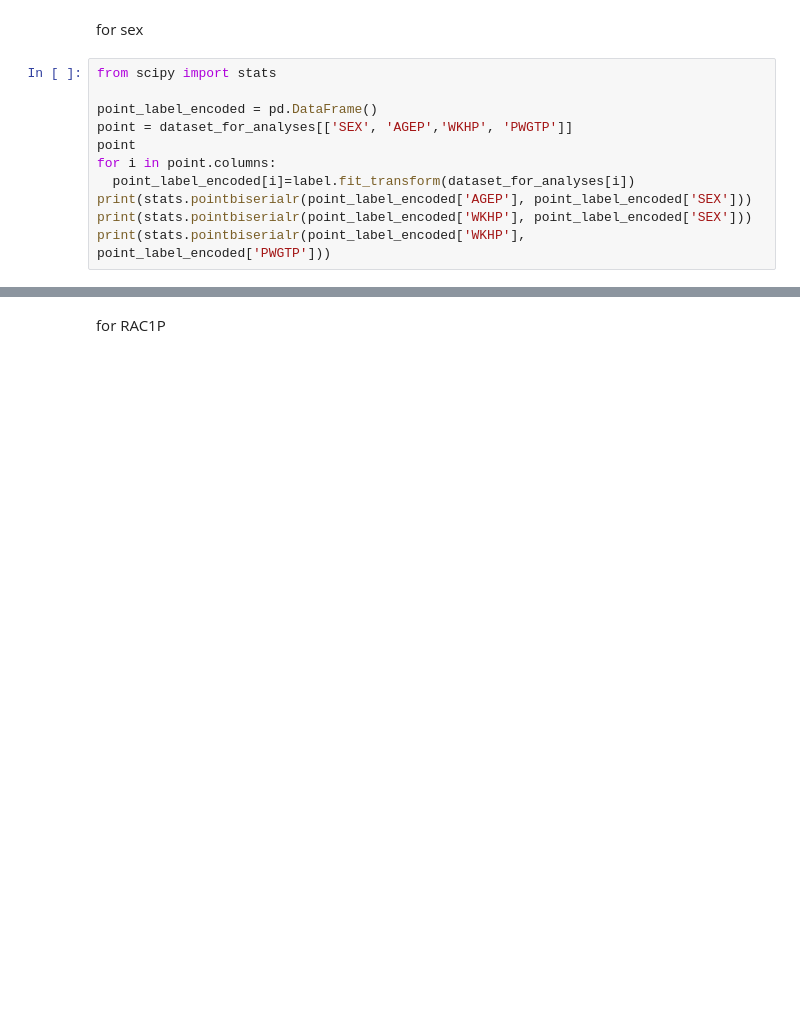
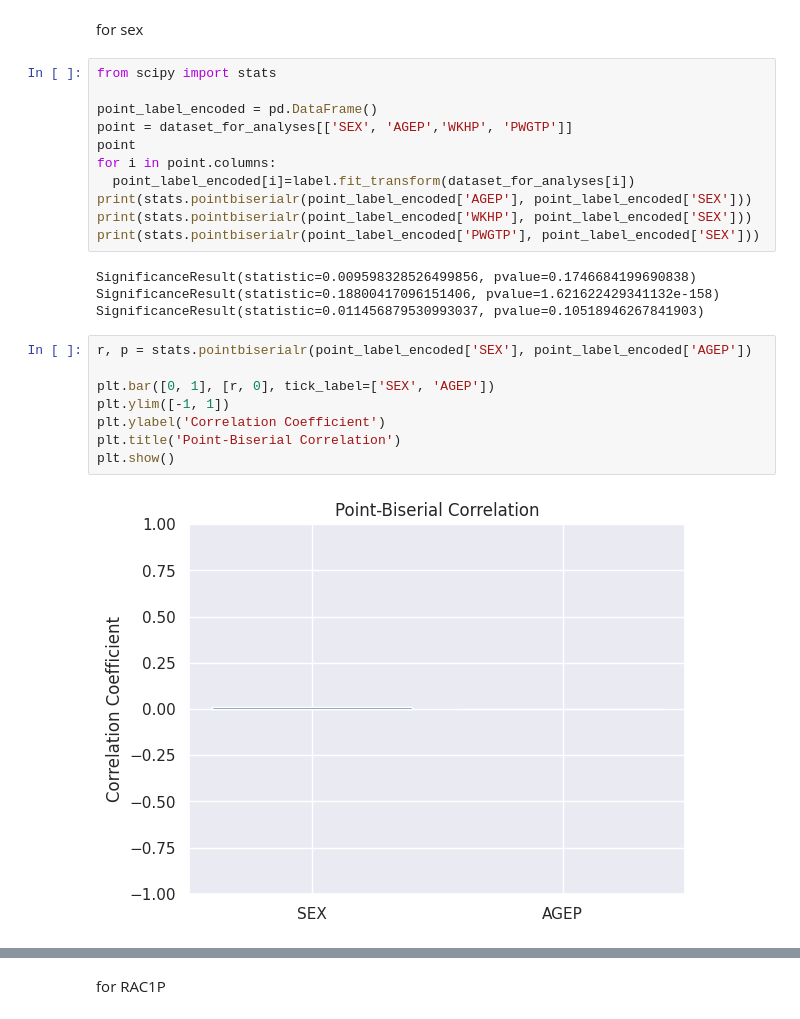
Before and after one commit to jorgedelpozolerida/-KDS_AlgorithmicFairness, a Jupyter notebook: Assignment2/assignment2.ipynb, the cells around one changed output, grey strips where cells are left out. Cells and saved outputs as stored; diff of their text form; blank space fills up the shorter version.

```diff
--- a/Assignment2/assignment2.ipynb
+++ b/Assignment2/assignment2.ipynb
@@ -244,4 +295,18 @@ for i in point.columns:
   point_label_encoded[i]=label.fit_transform(dataset_for_analyses[i])
 print(stats.pointbiserialr(point_label_encoded['AGEP'], point_label_encoded['SEX']))
 print(stats.pointbiserialr(point_label_encoded['WKHP'], point_label_encoded['SEX']))
-print(stats.pointbiserialr(point_label_encoded['WKHP'], point_label_encoded['PWGTP']))
+print(stats.pointbiserialr(point_label_encoded['PWGTP'], point_label_encoded['SEX']))
+# %% [output]
+SignificanceResult(statistic=0.009598328526499856, pvalue=0.1746684199690838)
+SignificanceResult(statistic=0.18800417096151406, pvalue=1.621622429341132e-158)
+SignificanceResult(statistic=0.011456879530993037, pvalue=0.10518946267841903)
+# %%
+r, p = stats.pointbiserialr(point_label_encoded['SEX'], point_label_encoded['AGEP'])
+
+plt.bar([0, 1], [r, 0], tick_label=['SEX', 'AGEP'])
+plt.ylim([-1, 1])
+plt.ylabel('Correlation Coefficient')
+plt.title('Point-Biserial Correlation')
+plt.show()
+# %% [output]
+[figure, added]
```
Also changed, not shown: parts of 23 cells of this notebook.
